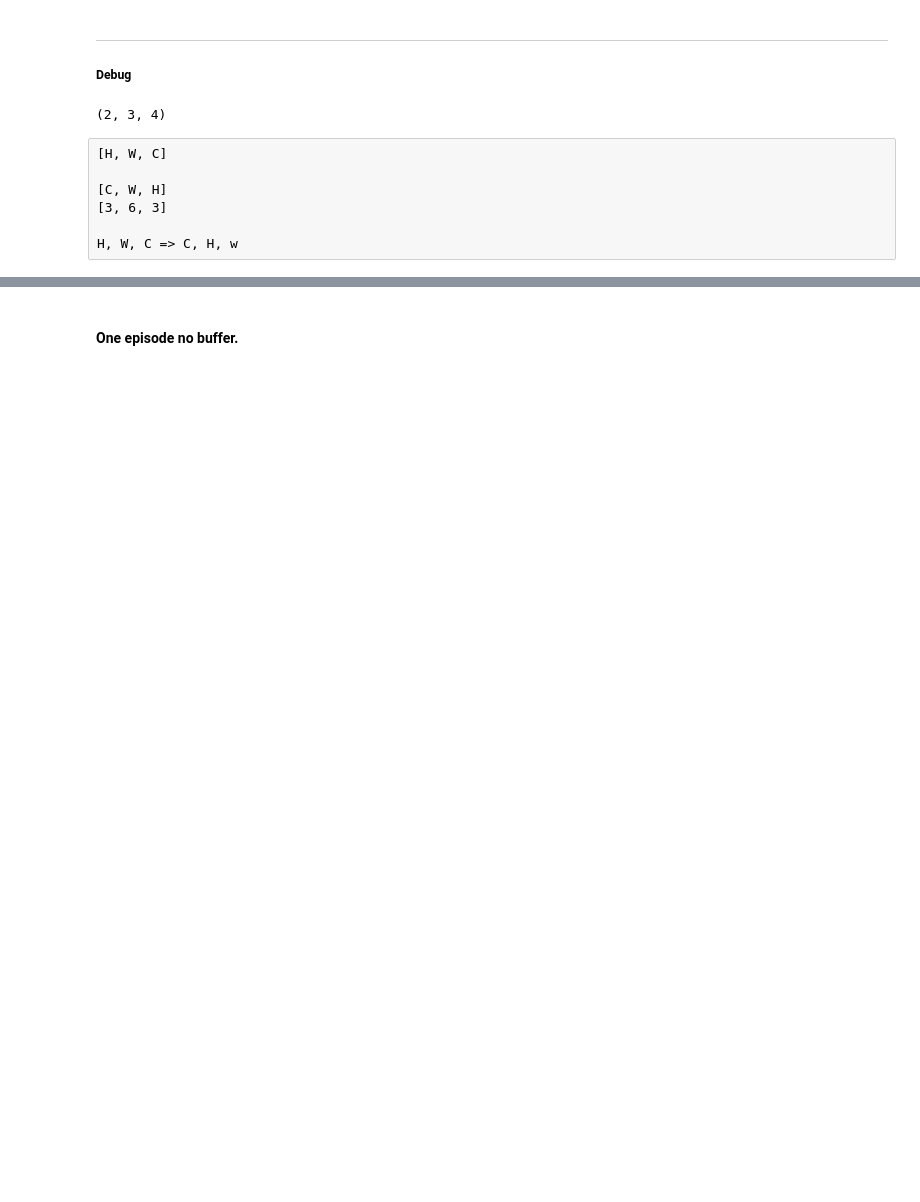
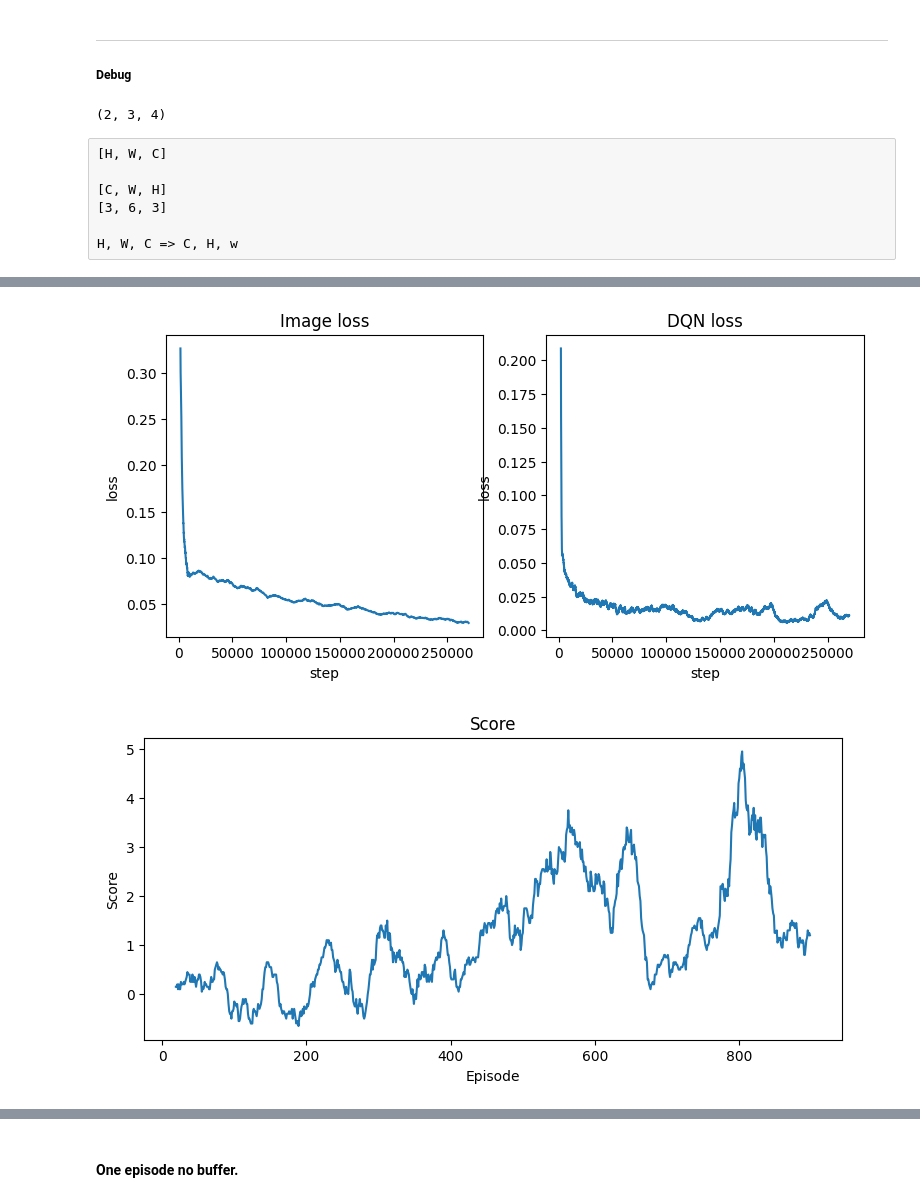
Before and after one commit to PierreMsy/DRL_navigation, a Jupyter notebook: notebooks/221010_raw_pixel_training.ipynb, the cells around one changed output, grey strips where cells are left out. Drawn from its saved outputs; the diff is of its cells as text; code cells hidden in the pictures; blank space fills up the shorter version.

```diff
--- a/notebooks/221010_raw_pixel_training.ipynb
+++ b/notebooks/221010_raw_pixel_training.ipynb
@@ -72,0 +365,11 @@ State's shape: (0,)
+# %%
+context = Context(
+    state_size=n_S,
+    action_size=n_A,
+    input_type=_input_type
+)
+config = AgentConfiguration(
+    tau=0.01
+)
+
+agent = Agent_DQN_pixel(context, config)
@@ -158,2 +541,0 @@ state = env_info.visual_observations[0]
-# %%
-agent = Agent_DQN_pixel(n_A)
@@ -159,0 +570,32 @@ agent = Agent_DQN_pixel(n_A)
+# %%
+fig, axes = plt.subplots(1,2, figsize=(9,4), dpi=100)
+
+img_loss_smoothed = pd.Series(agent.record_loss_image.values()).rolling(window=50).mean()
+axes[0].plot(
+    list(agent.record_loss_image.keys()),
+    list(img_loss_smoothed)
+)
+axes[0].set_title('Image loss')
+axes[0].set_ylabel('loss')
+axes[0].set_xlabel('step')
+
+loss_smoothed = pd.Series(agent.record_loss.values()).rolling(window=200).mean()
+axes[1].plot(
+    list(agent.record_loss.keys()),
+    list(loss_smoothed)
+)
+axes[1].set_title('DQN loss');
+axes[1].set_ylabel('loss')
+axes[1].set_xlabel('step')
+plt.show()
+
+scores_smoothed = pd.Series(scores).rolling(window=20).mean()
+fig, ax = plt.subplots(1,1, figsize=(9,4), dpi=100)
+ax.plot(scores_smoothed)
+ax.set_title('Score')
+ax.set_ylabel('Score')
+ax.set_xlabel('Episode')
+plt.show();
+# %% [output]
+[figure, added]
+[figure, added]
```
Also changed, not shown: parts of 89 cells of this notebook, 1 other file.
